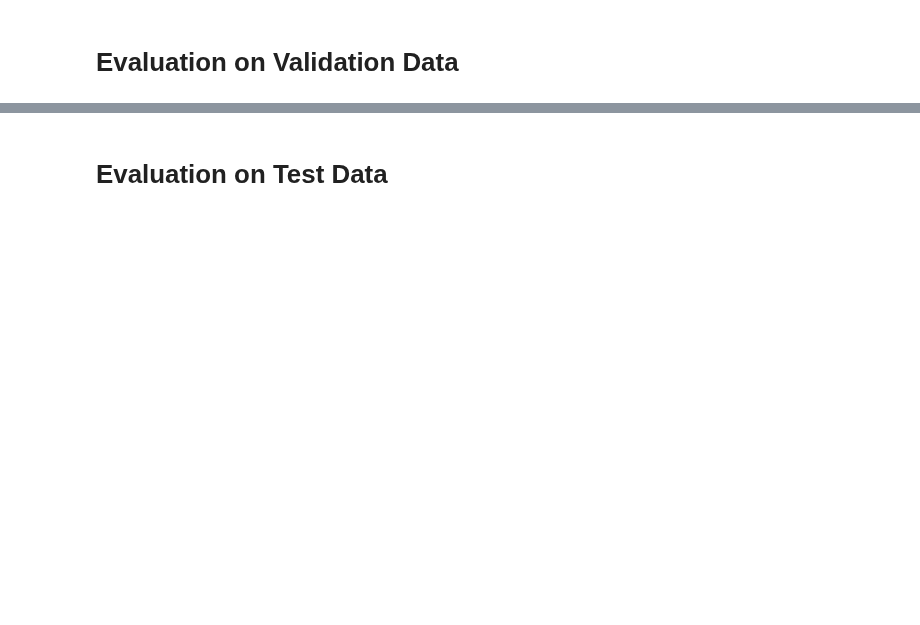
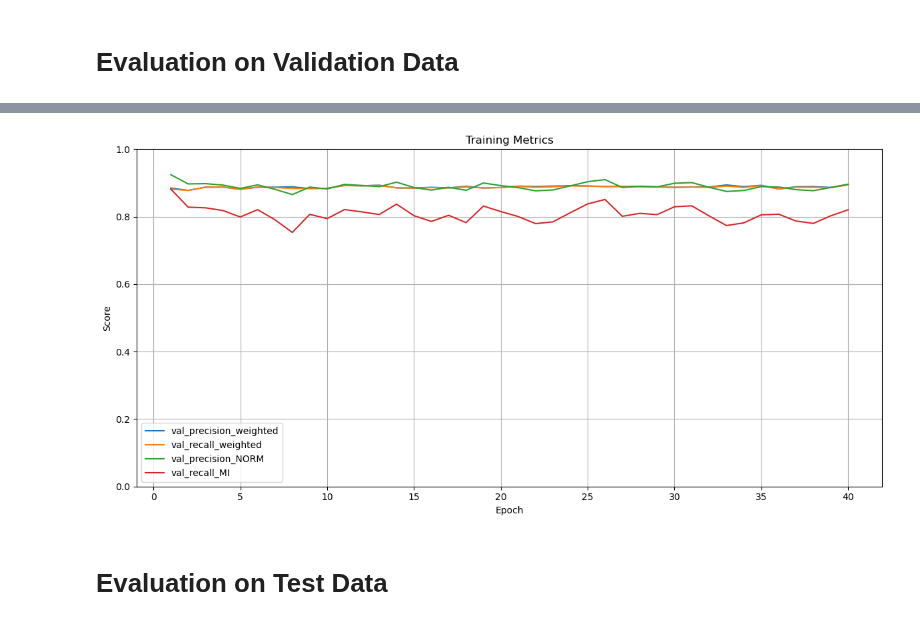
Before and after one commit to AliceKitchkin/ECG_xAI, a Jupyter notebook: notebooks/02_model_training.ipynb, the cells around one changed output, grey strips where cells are left out. Saved outputs shown, nothing was run; the diff lists cells and outputs as text; code cells hidden in the pictures; blank space fills up the shorter version.

```diff
--- a/notebooks/02_model_training.ipynb
+++ b/notebooks/02_model_training.ipynb
@@ -386,3 +409,11 @@ ModelEvaluation.plot_metrics_from_history(
+# %%
+ModelEvaluation.plot_metrics_from_history(
+    history_path = HISTORY_PATH + spec + history_name,
+    figsize = (12, 6),
+    metrics = ['val_precision_weighted', 'val_recall_weighted', 'val_precision_NORM', 'val_recall_MI']
+)
+# %% [output]
+[figure, added]
 # %% [markdown]
 # Evaluation on Test Data
 # %%
```
Also changed, not shown: parts of 14 cells of this notebook.
